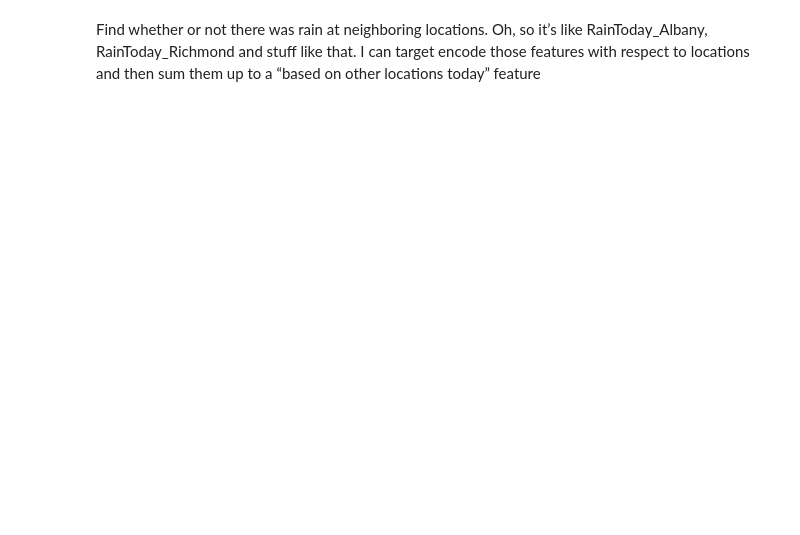
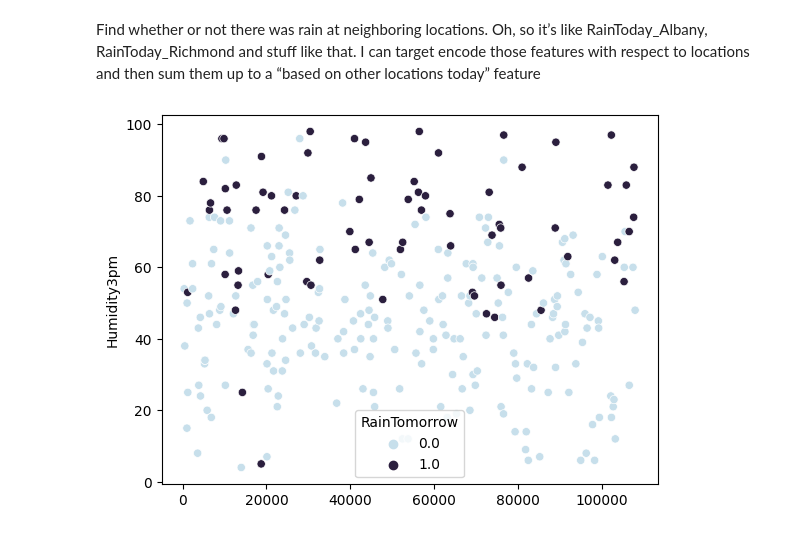
Before and after one commit to vvvvvaves/Kaggle-Datasets, a Jupyter notebook: Rain in Australia.ipynb, the cells around one changed output. Saved outputs shown, nothing was run; the diff lists cells and outputs as text; code cells hidden in the pictures; blank space fills up the shorter version.

```diff
--- a/Rain in Australia.ipynb
+++ b/Rain in Australia.ipynb
@@ -356,0 +390,9 @@ Find whether or not there was rain at neighboring locations. Oh, so it’s like
+# %%
+def scatterplot(data, column, n):
+    sample = data[column].sample(n=n).sort_index()
+    idx = sample.index
+    sns.scatterplot(x=idx, y=sample, hue=train_prep.RainTomorrow[idx], palette=sns.color_palette("ch:s=.25,rot=-.25", as_cmap=True))
+# %%
+scatterplot(train_prep, 'Humidity3pm', n=300)
+# %% [output]
+[figure, added]
```
Also changed, not shown: parts of 32 cells of this notebook.
